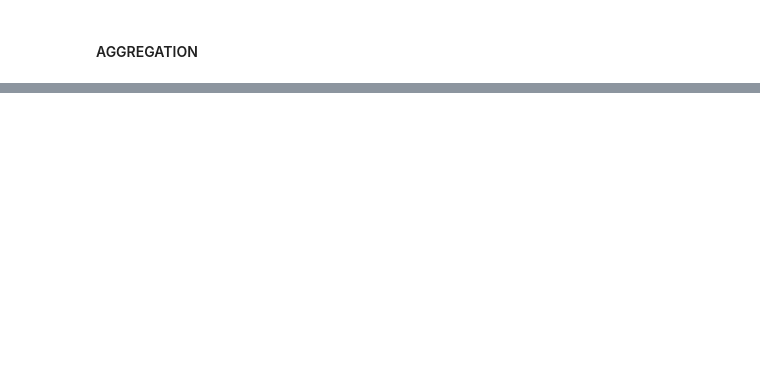
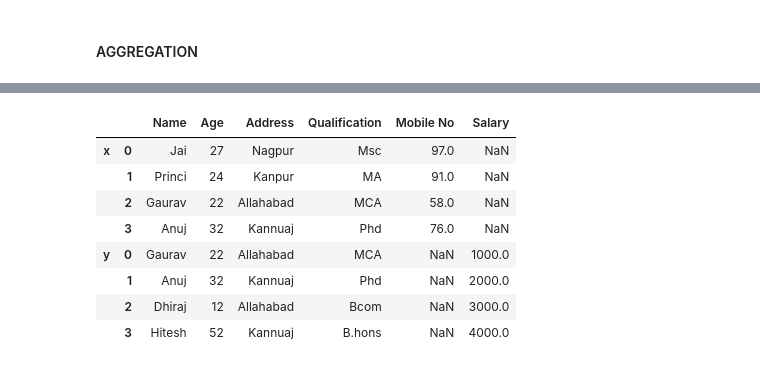
Before and after one commit to binita21/pandas, a Jupyter notebook: pandaspractice.ipynb, the cells around one changed output, grey strips where cells are left out. Saved outputs shown, nothing was run; the diff lists cells and outputs as text; code cells hidden in the pictures; blank space fills up the shorter version.

Commit message:
Add merge and concat feature

```diff
--- a/pandaspractice.ipynb
+++ b/pandaspractice.ipynb
@@ -575,11 +664,14 @@ git push origin
 # %%
+import pandas as pd
 
 data1 = pd.DataFrame({'Name': ['Jai', 'Princi', 'Gaurav', 'Anuj'],
          'Age': [27, 24, 22, 32],
          'Address': ['Nagpur', 'Kanpur', 'Allahabad', 'Kannuaj'],
-         'Qualification': ['Msc', 'MA', 'MCA', 'Phd']})
+         'Qualification': ['Msc', 'MA', 'MCA', 'Phd'],
+         'Mobile No': [97, 91, 58, 76]})
 
-data2 = pd.DataFrame({'Name': ['Abhi', 'Ayushi', 'Dhiraj', 'Hitesh'],
-         'Age': [17, 14, 12, 52],
-         'Address': ['Nagpur', 'Kanpur', 'Allahabad', 'Kannuaj'],
-         'Qualification': ['Btech', 'B.A', 'Bcom', 'B.hons']})
+data2 = pd.DataFrame({'Name': ['Gaurav', 'Anuj', 'Dhiraj', 'Hitesh'],
+         'Age': [22, 32, 12, 52],
+         'Address': ['Allahabad', 'Kannuaj', 'Allahabad', 'Kannuaj'],
+         'Qualification': ['MCA', 'Phd', 'Bcom', 'B.hons'],
+         'Salary': [1000, 2000, 3000, 4000]})
@@ -586,2 +680,4 @@ data2 = pd.DataFrame({'Name': ['Abhi', 'Ayushi', 'Dhiraj', 'Hitesh'],
 # %%
-frames
+frames = [data1,data2]
+res=pd.concat(frames)
+res
@@ -587,0 +694,13 @@ frames
+# %%
+res1 = pd.concat(frames, keys=['x', 'y'])
+res1
+# %% [output]
+|  |  | Name | Age | Address | Qualification | Mobile No | Salary |
+| x | 0 | Jai | 27 | Nagpur | Msc | 97.0 | NaN |
+|  | 1 | Princi | 24 | Kanpur | MA | 91.0 | NaN |
+|  | 2 | Gaurav | 22 | Allahabad | MCA | 58.0 | NaN |
+|  | 3 | Anuj | 32 | Kannuaj | Phd | 76.0 | NaN |
+| y | 0 | Gaurav | 22 | Allahabad | MCA | NaN | 1000.0 |
+|  | 1 | Anuj | 32 | Kannuaj | Phd | NaN | 2000.0 |
+|  | 2 | Dhiraj | 12 | Allahabad | Bcom | NaN | 3000.0 |
+|  | 3 | Hitesh | 52 | Kannuaj | B.hons | NaN | 4000.0 |
```
Also changed, not shown: parts of 40 cells of this notebook.
